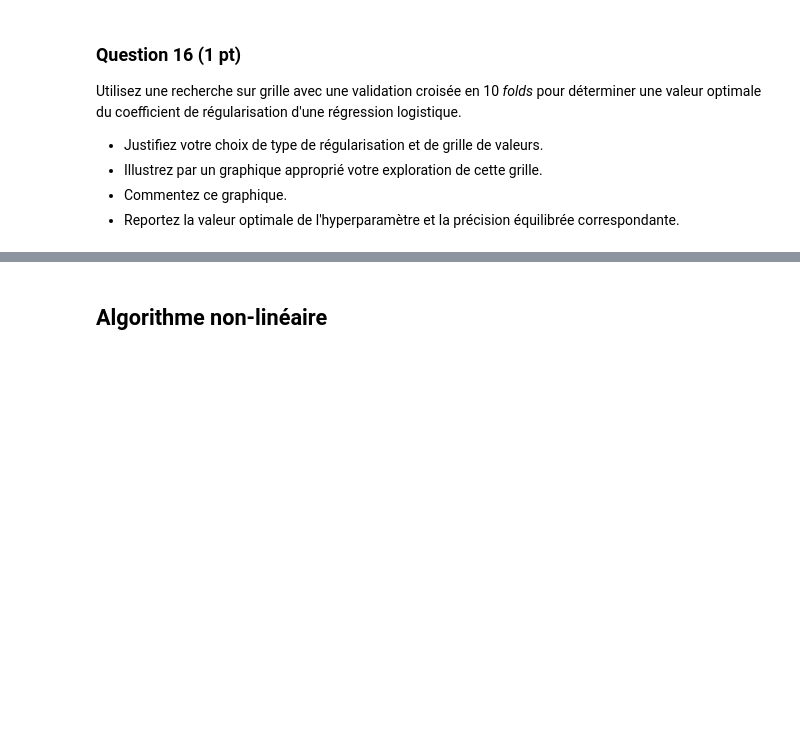
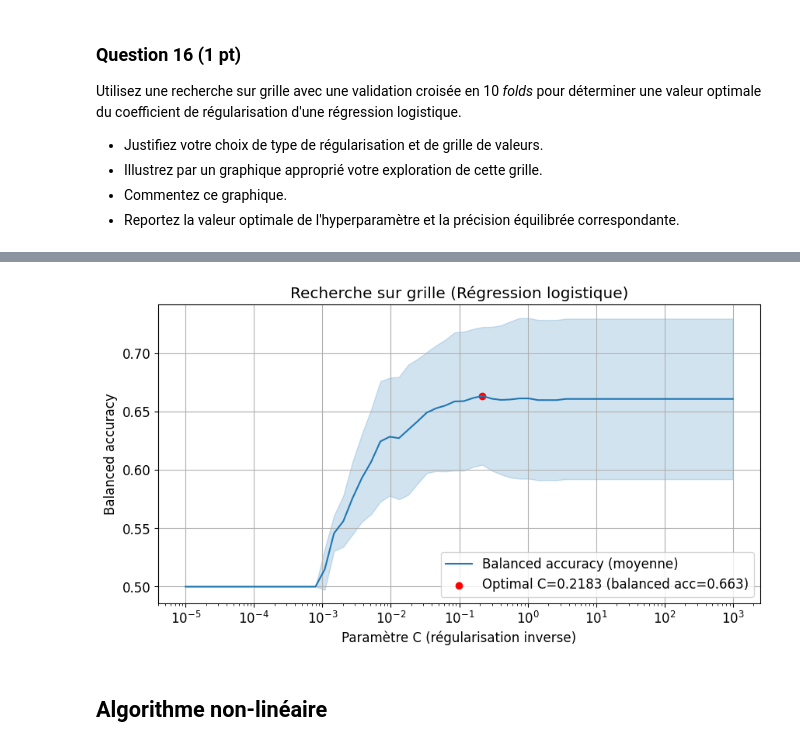
Before and after one commit to leclercrafael/diabetic_risks_prediction, a Jupyter notebook: Projet.ipynb, the cells around one changed output, grey strips where cells are left out. Saved outputs shown, nothing was run; the diff lists cells and outputs as text; code cells hidden in the pictures; blank space fills up the shorter version.

```diff
--- a/Projet.ipynb
+++ b/Projet.ipynb
@@ -325,3 +390,22 @@ Utilisez une recherche sur grille avec une validation croisée en 10 _folds_ pou
 * Illustrez par un graphique approprié votre exploration de cette grille.
 * Commentez ce graphique.
 * Reportez la valeur optimale de l'hyperparamètre et la précision équilibrée correspondante.
+# %%
+# instantier un objet KFold
+from sklearn import model_selection
+kf = model_selection.KFold(n_splits=10, shuffle=True, random_state=32) #On va faire 10 folds
+
+C = np.logspace(-5, 3, 60)
+
+# Définir le modèle à évaluer
+from sklearn import linear_model
+logreg = linear_model.LogisticRegression()
+
+# Instantier la recherche sur grille
+grid_logreg = model_selection.GridSearchCV(logreg, {'C': C},
+                                    cv=kf, # on utilise les folds déjà définis
+                                    scoring='balanced_accuracy'
+                                   )
+
+# Utiliser la recherche sur grille
+grid_logreg.fit(X_scaled, y_train_risk_vs_norisk)
@@ -328,3 +426,36 @@ Utilisez une recherche sur grille avec une validation croisée en 10 _folds_ pou
+# %%
+plt.figure(figsize=(10, 5))
+
+Cs = grid_logreg.param_grid['C']  # Ton vecteur de valeurs C
+
+mean_balanced_acc = grid_logreg.cv_results_['mean_test_score']
+std_balanced_acc = grid_logreg.cv_results_['std_test_score']
+best_C = grid_logreg.best_params_['C']
+best_score = grid_logreg.best_score_
+
+plt.semilogx(Cs, mean_balanced_acc, label="Balanced accuracy (moyenne)", color='tab:blue')
+plt.fill_between(
+    Cs,
+    mean_balanced_acc - std_balanced_acc,
+    mean_balanced_acc + std_balanced_acc,
+    color='tab:blue',
+    alpha=0.2
+)
+plt.scatter(
+    [best_C],
+    [best_score],
+    color='red',
+    label=f"Optimal C={best_C:.4f} (balanced acc={best_score:.3f})"
+)
+
+plt.xlabel("Paramètre C (régularisation inverse)")
+plt.ylabel("Balanced accuracy")
+plt.title("Recherche sur grille (Régression logistique)")
+plt.legend()
+plt.grid(True)
+plt.show()
+# %% [output]
+[figure, added]
 # %% [markdown]
 ## Algorithme non-linéaire
 # %% [markdown]
```
Also changed, not shown: parts of 29 cells of this notebook.
